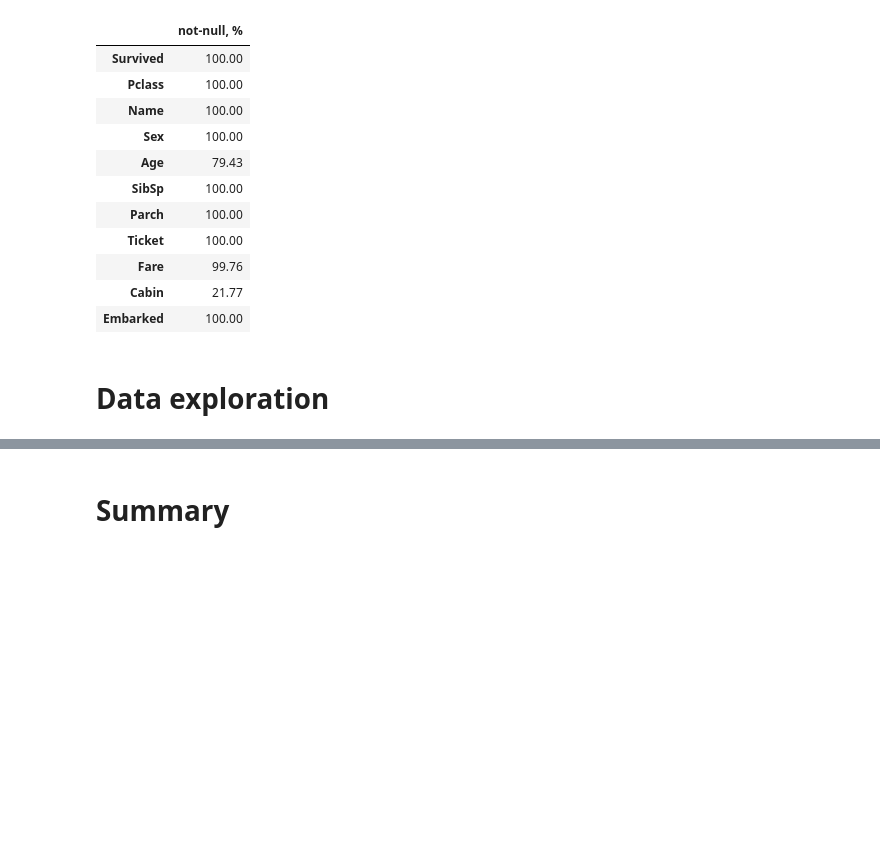
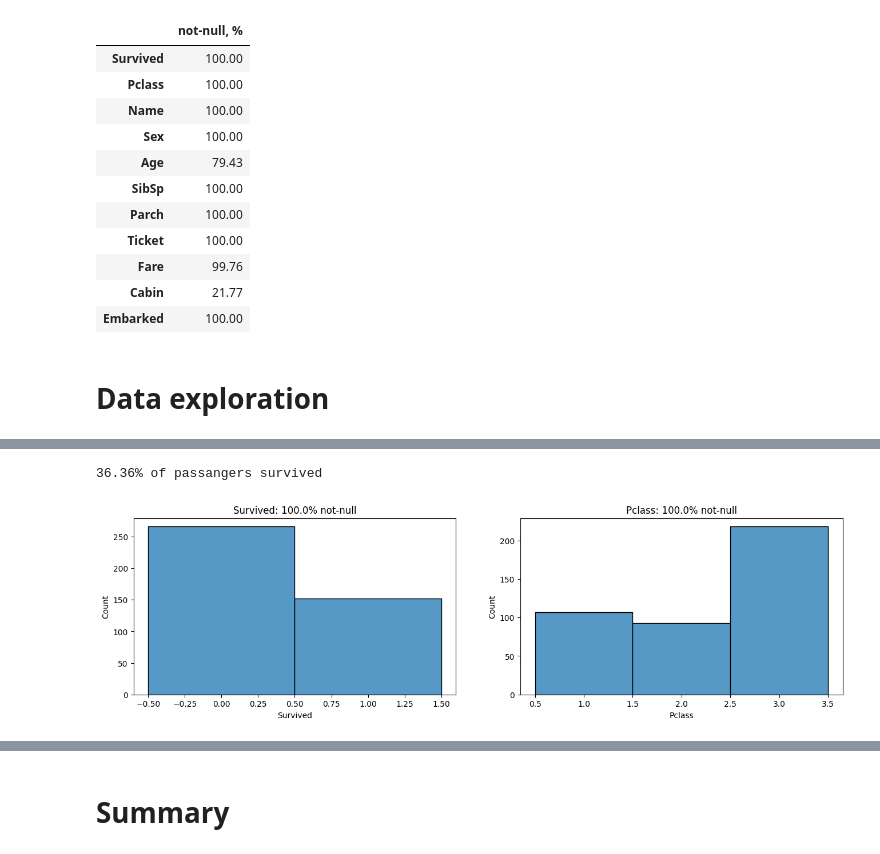
Before and after one commit to kri1mka/ml-intro, a Jupyter notebook: 2_data_exploration/eda.ipynb, the cells around one changed output, grey strips where cells are left out. Saved outputs shown, nothing was run; the diff lists cells and outputs as text; code cells hidden in the pictures; blank space fills up the shorter version.

Commit message:
[Task 2] Data Exploration

```diff
--- a/2_data_exploration/eda.ipynb
+++ b/2_data_exploration/eda.ipynb
@@ -86,0 +98,13 @@ notnull_percent
+# %%
+fig, axes = plt.subplots(ncols=2, nrows=1, figsize=(16,4))
+sns.histplot(data = titanic_data, x = 'Survived', discrete=True, ax = axes[0])
+axes[0].set_title(f'Survived: {survived_not0_percent}% not-null')
+
+sns.histplot(data = titanic_data, x = 'Pclass', discrete=True, ax = axes[1])
+axes[1].set_title(f'Pclass: {pclass_not0_percent}% not-null')
+
+survived_percent = ((titanic_data.Survived[titanic_data['Survived'] == 1].count()) / (titanic_data.Survived.count()) * 100).round(2)
+print(f'{survived_percent}% of passangers survived')
+# %% [output]
+36.36% of passangers survived
+[figure, added]
```
Also changed, not shown: parts of 26 cells of this notebook.
